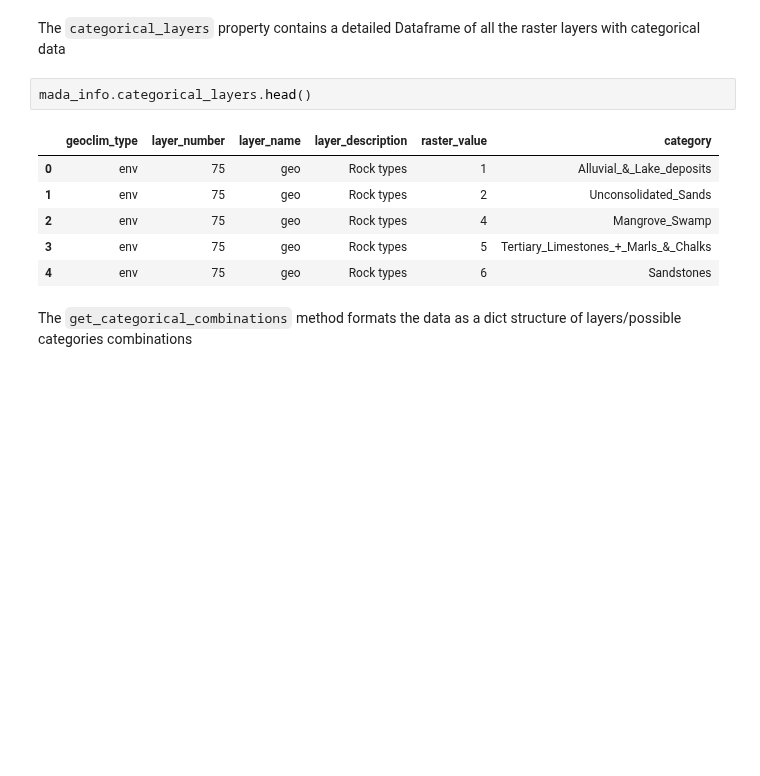
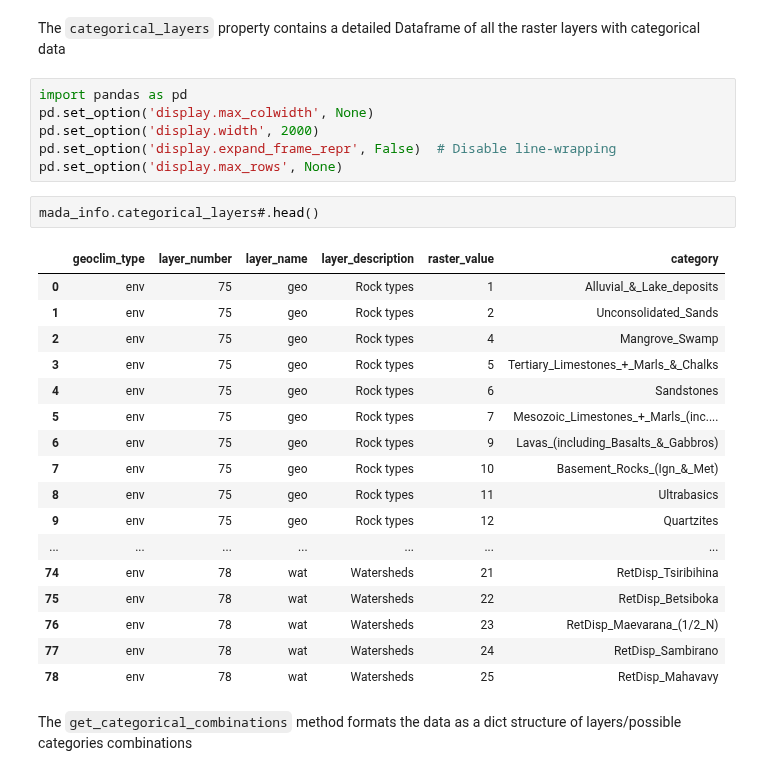
Before and after one commit to tahiri-lab/py_madaclim, a Jupyter notebook: example/full_walkthrough.ipynb, the cells around one changed output. Drawn from its saved outputs; the diff is of its cells as text; blank space fills up the shorter version.

```diff
--- a/example/full_walkthrough.ipynb
+++ b/example/full_walkthrough.ipynb
@@ -220,15 +220,32 @@ mada_info.fetch_specific_layers(bioclim_labels[0], "all")
 ### Categorical layers
 # %% [markdown]
 The `categorical_layers` property contains a detailed Dataframe of all the raster layers with categorical data
+# %%
+import pandas as pd
+pd.set_option('display.max_colwidth', None)
+pd.set_option('display.width', 2000)
+pd.set_option('display.expand_frame_repr', False)  # Disable line-wrapping
+pd.set_option('display.max_rows', None)
 # %%
-mada_info.categorical_layers.head()
+mada_info.categorical_layers#.head()
 # %% [output]
 |  | geoclim_type | layer_number | layer_name | layer_description | raster_value | category |
 | 0 | env | 75 | geo | Rock types | 1 | Alluvial_&_Lake_deposits |
 | 1 | env | 75 | geo | Rock types | 2 | Unconsolidated_Sands |
 | 2 | env | 75 | geo | Rock types | 4 | Mangrove_Swamp |
 | 3 | env | 75 | geo | Rock types | 5 | Tertiary_Limestones_+_Marls_&_Chalks |
 | 4 | env | 75 | geo | Rock types | 6 | Sandstones |
+| 5 | env | 75 | geo | Rock types | 7 | Mesozoic_Limestones_+_Marls_(inc.... |
+| 6 | env | 75 | geo | Rock types | 9 | Lavas_(including_Basalts_&_Gabbros) |
+| 7 | env | 75 | geo | Rock types | 10 | Basement_Rocks_(Ign_&_Met) |
+| 8 | env | 75 | geo | Rock types | 11 | Ultrabasics |
+| 9 | env | 75 | geo | Rock types | 12 | Quartzites |
+| ... | ... | ... | ... | ... | ... | ... |
+| 74 | env | 78 | wat | Watersheds | 21 | RetDisp_Tsiribihina |
+| 75 | env | 78 | wat | Watersheds | 22 | RetDisp_Betsiboka |
+| 76 | env | 78 | wat | Watersheds | 23 | RetDisp_Maevarana_(1/2_N) |
+| 77 | env | 78 | wat | Watersheds | 24 | RetDisp_Sambirano |
+| 78 | env | 78 | wat | Watersheds | 25 | RetDisp_Mahavavy |
 # %% [markdown]
 The `get_categorical_combinations` method formats the data as a dict structure of layers/possible categories combinations
 # %%
```
Also changed, not shown: 3 other files.
